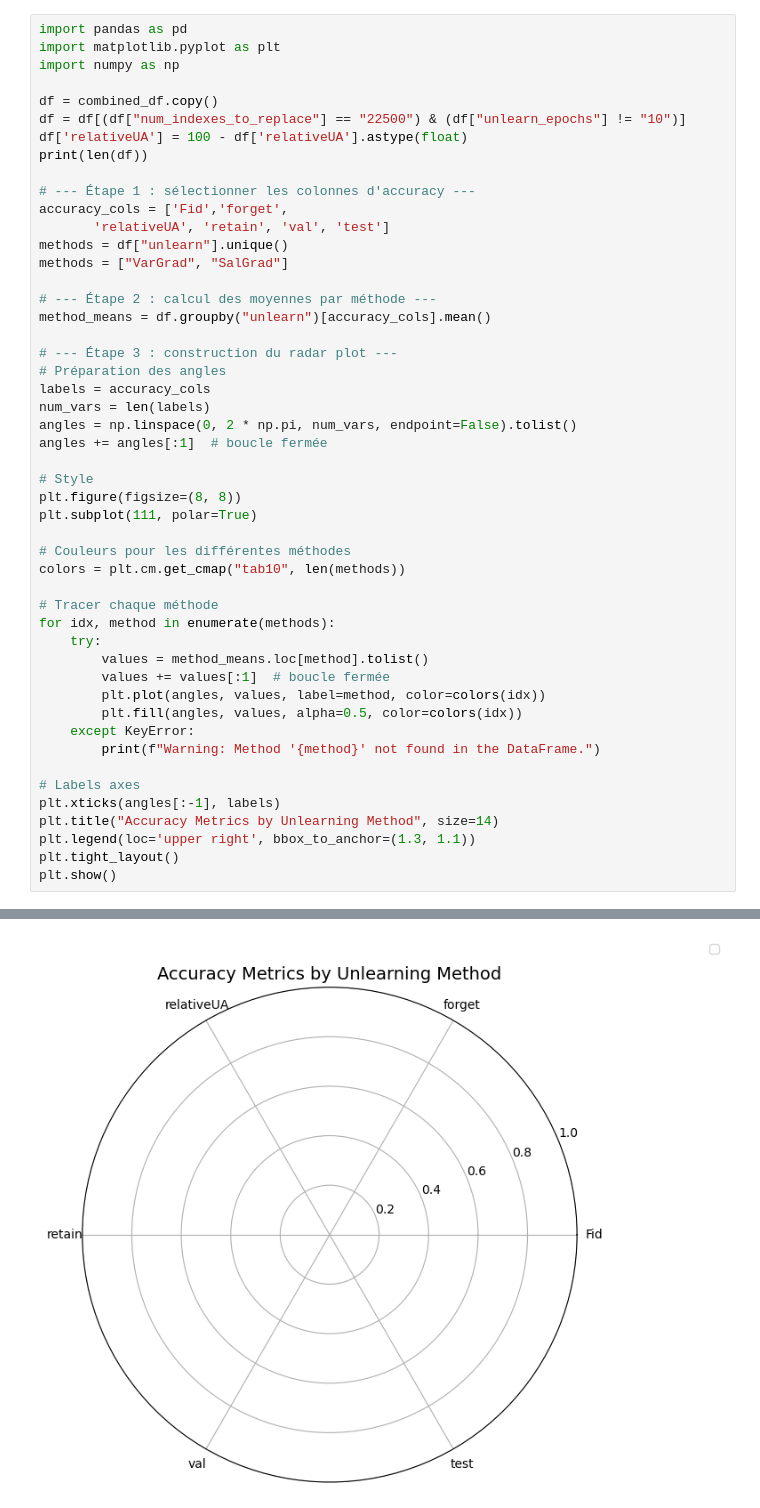
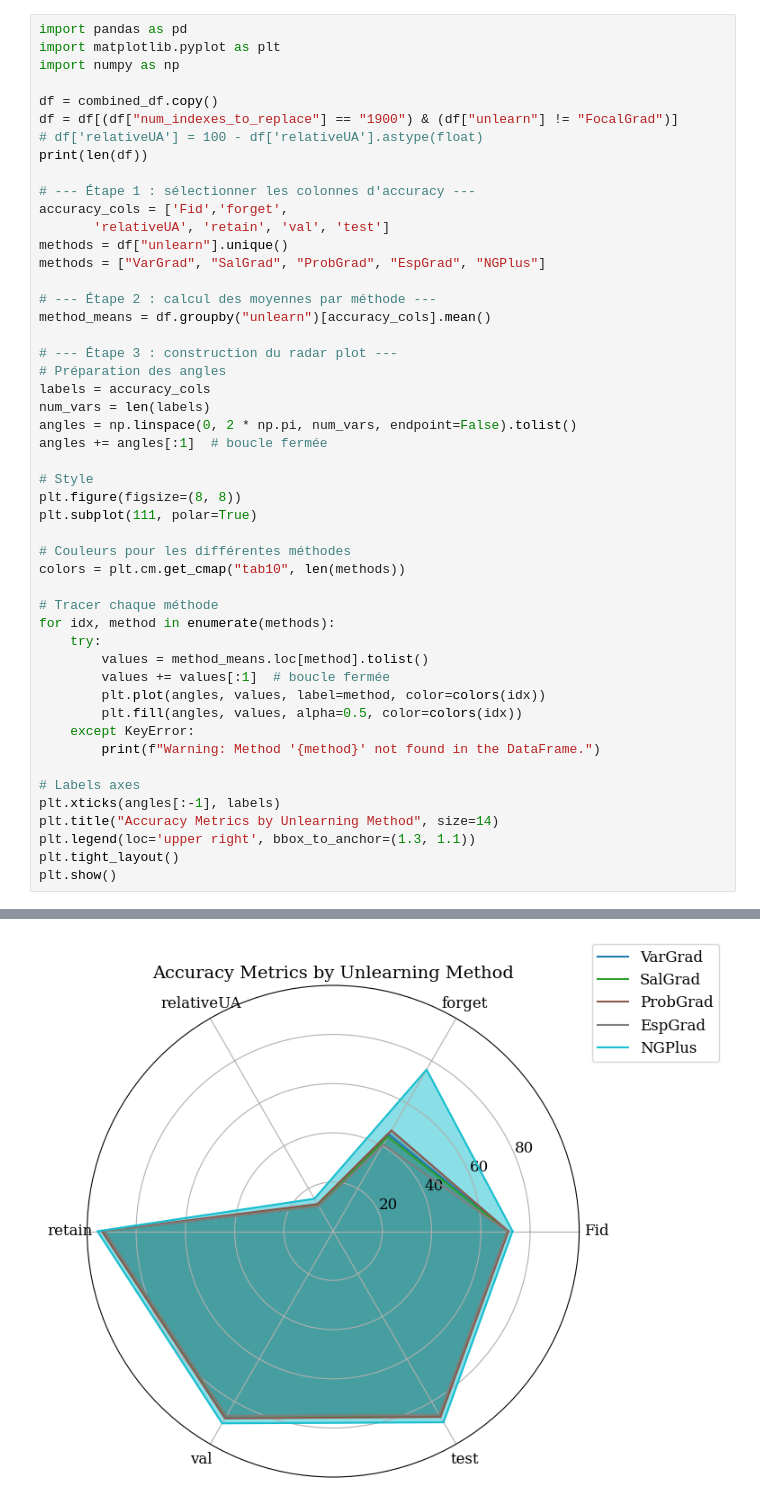
Before and after one commit to owl1996/UnlearningFocusVector, a Jupyter notebook: parse_results.ipynb, the cells around one changed output, grey strips where cells are left out. Saved outputs shown, nothing was run; the diff lists cells and outputs as text.

```diff
--- a/parse_results.ipynb
+++ b/parse_results.ipynb
@@ -100,15 +100,15 @@ import matplotlib.pyplot as plt
 import numpy as np
 
 df = combined_df.copy()
-df = df[(df["num_indexes_to_replace"] == "22500") & (df["unlearn_epochs"] != "10")]
-df['relativeUA'] = 100 - df['relativeUA'].astype(float)
+df = df[(df["num_indexes_to_replace"] == "1900") & (df["unlearn"] != "FocalGrad")]
+# df['relativeUA'] = 100 - df['relativeUA'].astype(float)
 print(len(df))
 
 # --- Étape 1 : sélectionner les colonnes d'accuracy ---
 accuracy_cols = ['Fid','forget',
        'relativeUA', 'retain', 'val', 'test']
 methods = df["unlearn"].unique()
-methods = ["VarGrad", "SalGrad"]
+methods = ["VarGrad", "SalGrad", "ProbGrad", "EspGrad", "NGPlus"]
 
 # --- Étape 2 : calcul des moyennes par méthode ---
 method_means = df.groupby("unlearn")[accuracy_cols].mean()
@@ -150 +148 @@ Warning: Method 'SalGrad' not found in the DataFrame.
-[figure, old version]
+[figure, new version]
```
Also changed, not shown: parts of 11 cells of this notebook, 4 other files.
